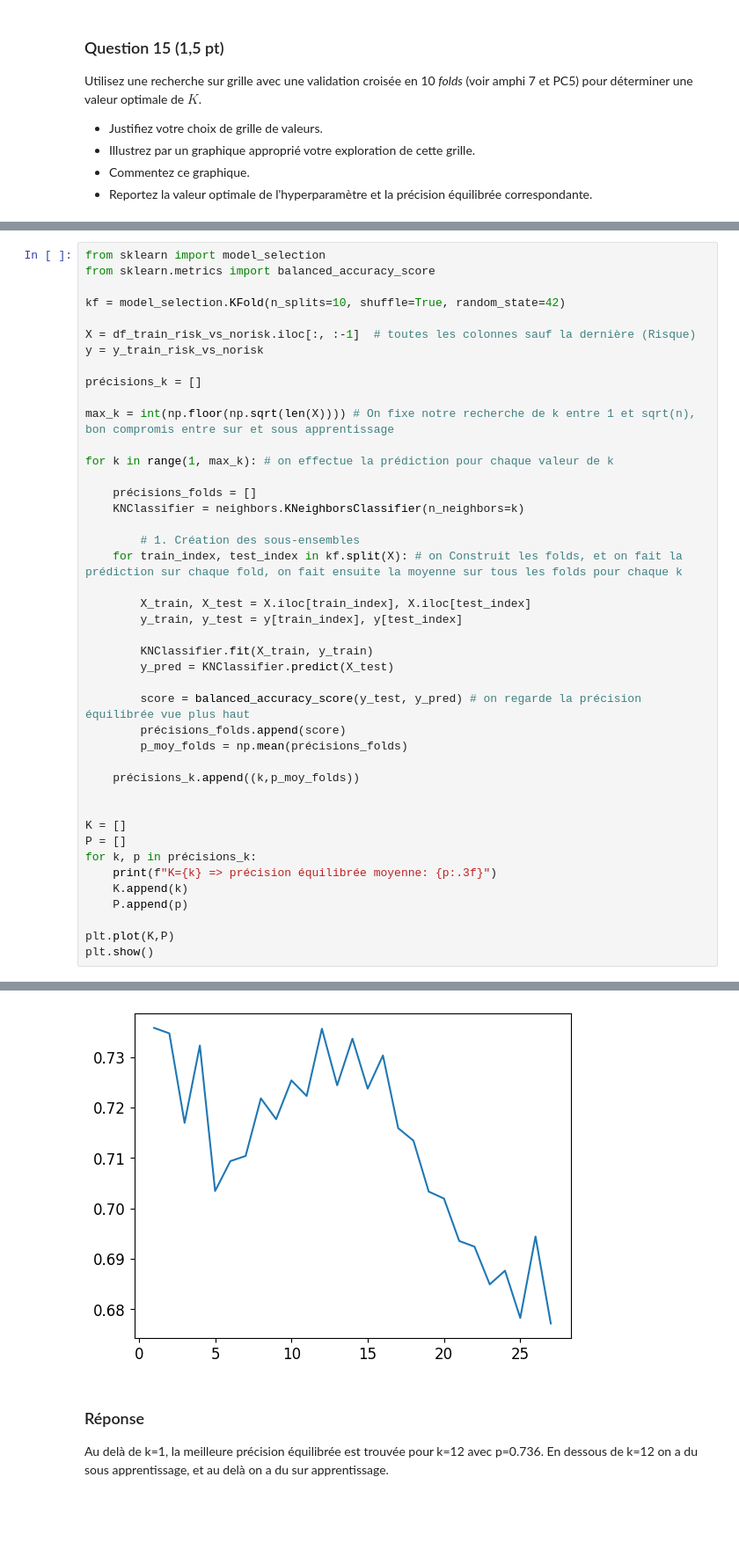
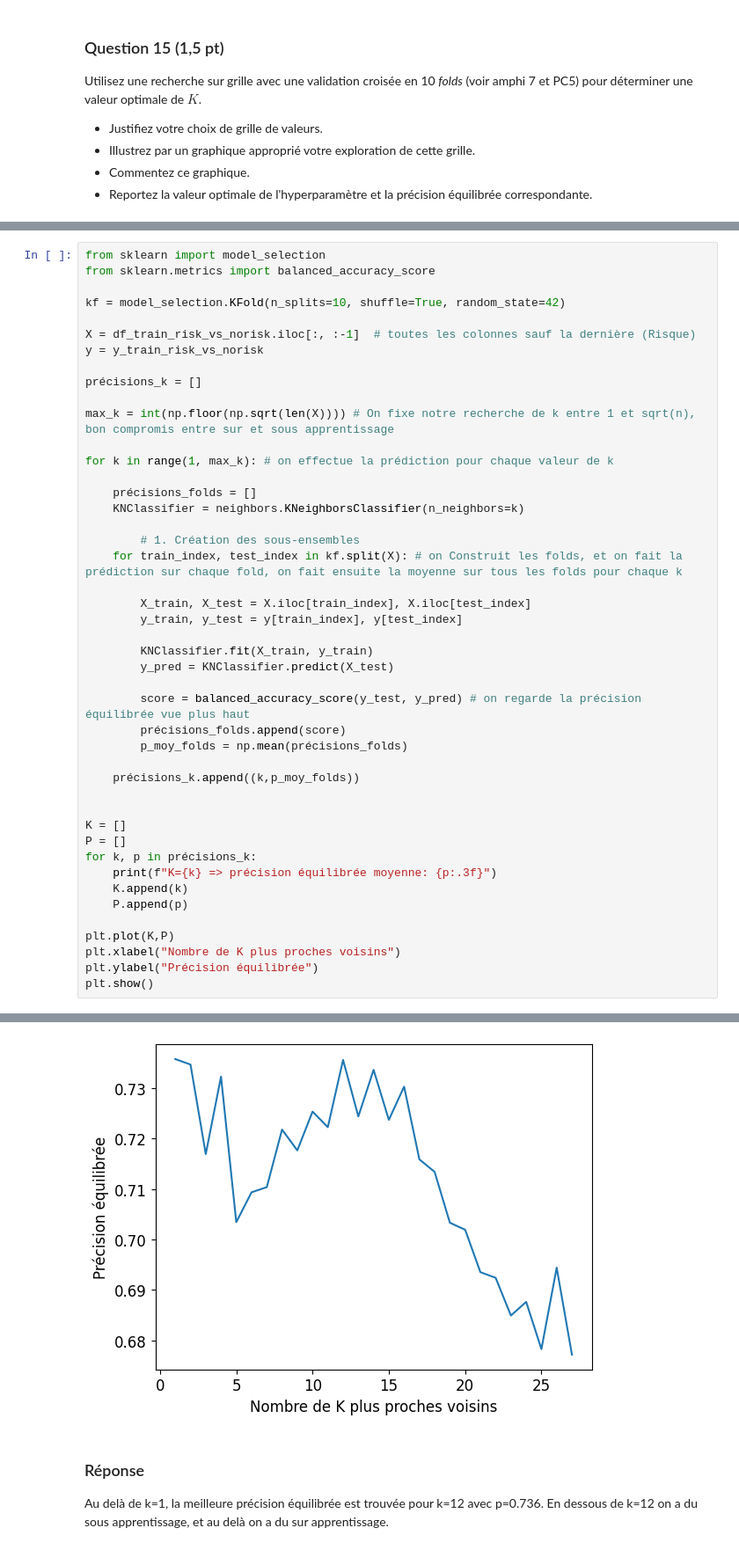
Before and after one commit to Emile-P24/projet_SDD, a Jupyter notebook: SDD_Feliers_Thompson.ipynb, the cells around one changed output, grey strips where cells are left out. Shown at 88% size. Drawn from its saved outputs; the diff is of its cells as text; blank space fills up the shorter version.

```diff
--- a/SDD_Feliers_Thompson.ipynb
+++ b/SDD_Feliers_Thompson.ipynb
@@ -323,34 +326,36 @@ for k in range(1, max_k): # on effectue la prédiction pour chaque valeur de k
     précisions_k.append((k,p_moy_folds))
 
 
 K = []
 P = []
 for k, p in précisions_k:
     print(f"K={k} => précision équilibrée moyenne: {p:.3f}")
     K.append(k)
     P.append(p)
 
 plt.plot(K,P)
+plt.xlabel("Nombre de K plus proches voisins")
+plt.ylabel("Précision équilibrée")
 plt.show()
 # %% [output]
 K=1 => précision équilibrée moyenne: 0.736
 K=2 => précision équilibrée moyenne: 0.735
 K=3 => précision équilibrée moyenne: 0.717
 K=4 => précision équilibrée moyenne: 0.732
 K=5 => précision équilibrée moyenne: 0.703
 K=6 => précision équilibrée moyenne: 0.709
 K=7 => précision équilibrée moyenne: 0.710
 K=8 => précision équilibrée moyenne: 0.722
 K=9 => précision équilibrée moyenne: 0.718
 K=10 => précision équilibrée moyenne: 0.725
 K=11 => précision équilibrée moyenne: 0.722
 K=12 => précision équilibrée moyenne: 0.736
 ... (11 lines left out)
 K=24 => précision équilibrée moyenne: 0.688
 K=25 => précision équilibrée moyenne: 0.678
 K=26 => précision équilibrée moyenne: 0.694
 K=27 => précision équilibrée moyenne: 0.677
-[figure, old version]
+[figure, new version]
 # %% [markdown]
 ### Réponse
 Au delà de k=1, la meilleure précision équilibrée est trouvée pour k=12 avec p=0.736. En dessous de k=12 on a du sous apprentissage, et au delà on a du sur apprentissage.
```
Also changed, not shown: parts of 2 cells of this notebook.
